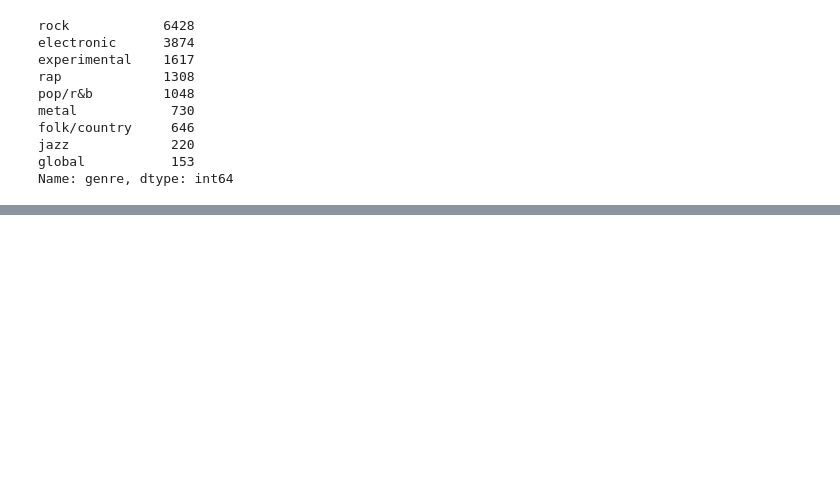
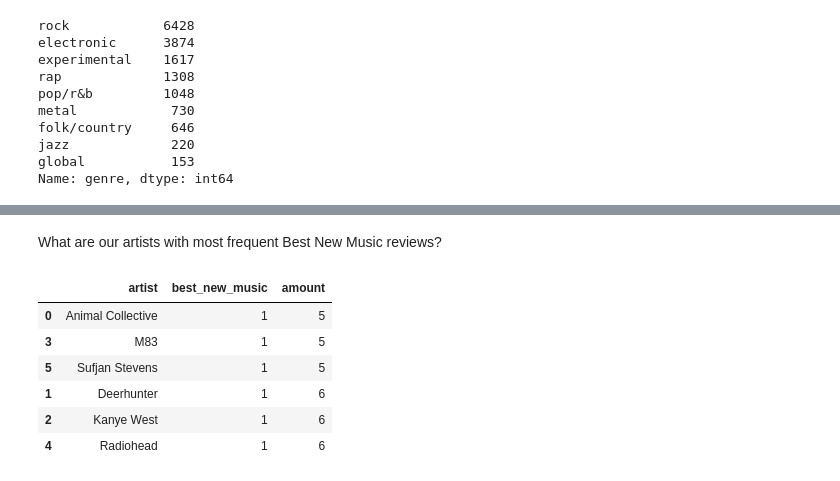
Before and after one commit to JonahFlateman/SQLproject, a Jupyter notebook: Untitled.ipynb, the cells around one changed output, grey strips where cells are left out. Cells and saved outputs as stored; diff of their text form; code cells hidden in the pictures; blank space fills up the shorter version.

```diff
--- a/Untitled.ipynb
+++ b/Untitled.ipynb
@@ -309,0 +319,12 @@ df_bnm_counts.sort_values(by='amount', ascending=False)
+# %% [markdown]
+What are our artists with most frequent Best New Music reviews?
+# %%
+df_bnm_five_and_over
+# %% [output]
+|  | artist | best_new_music | amount |
+| 0 | Animal Collective | 1 | 5 |
+| 3 | M83 | 1 | 5 |
+| 5 | Sufjan Stevens | 1 | 5 |
+| 1 | Deerhunter | 1 | 6 |
+| 2 | Kanye West | 1 | 6 |
+| 4 | Radiohead | 1 | 6 |
```
Also changed, not shown: parts of 7 cells of this notebook, 1 other file.
